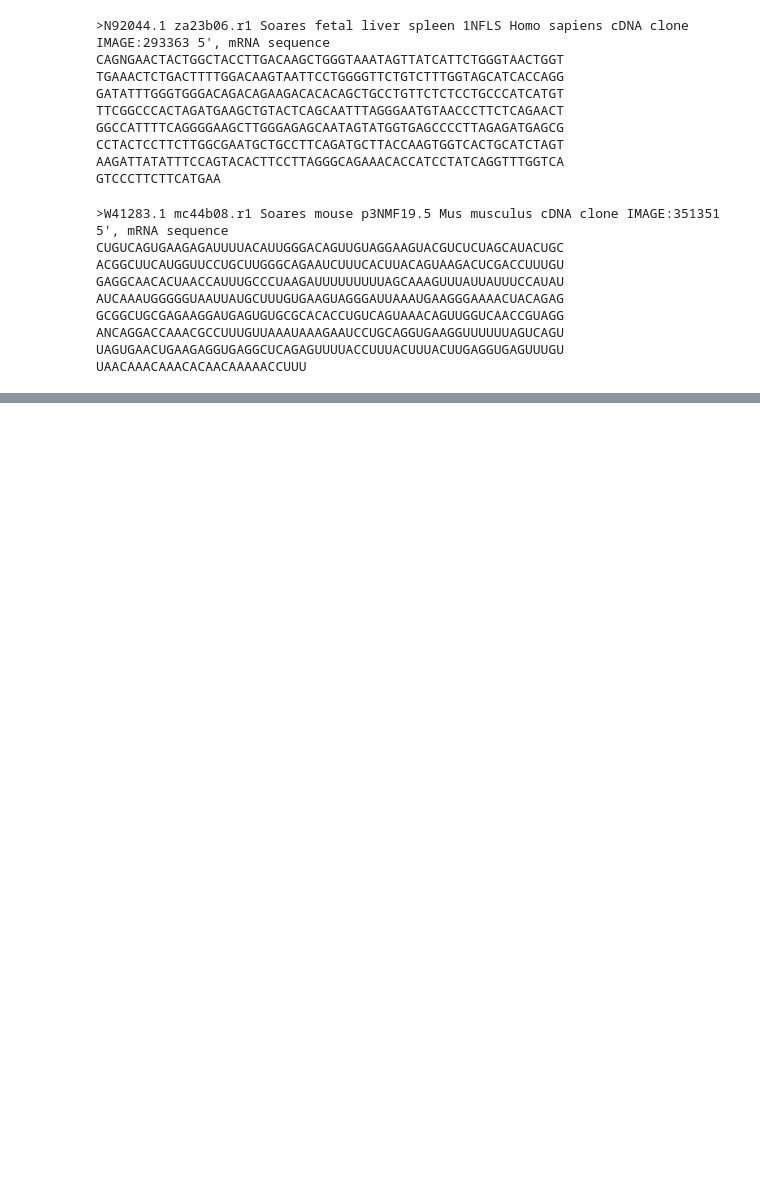
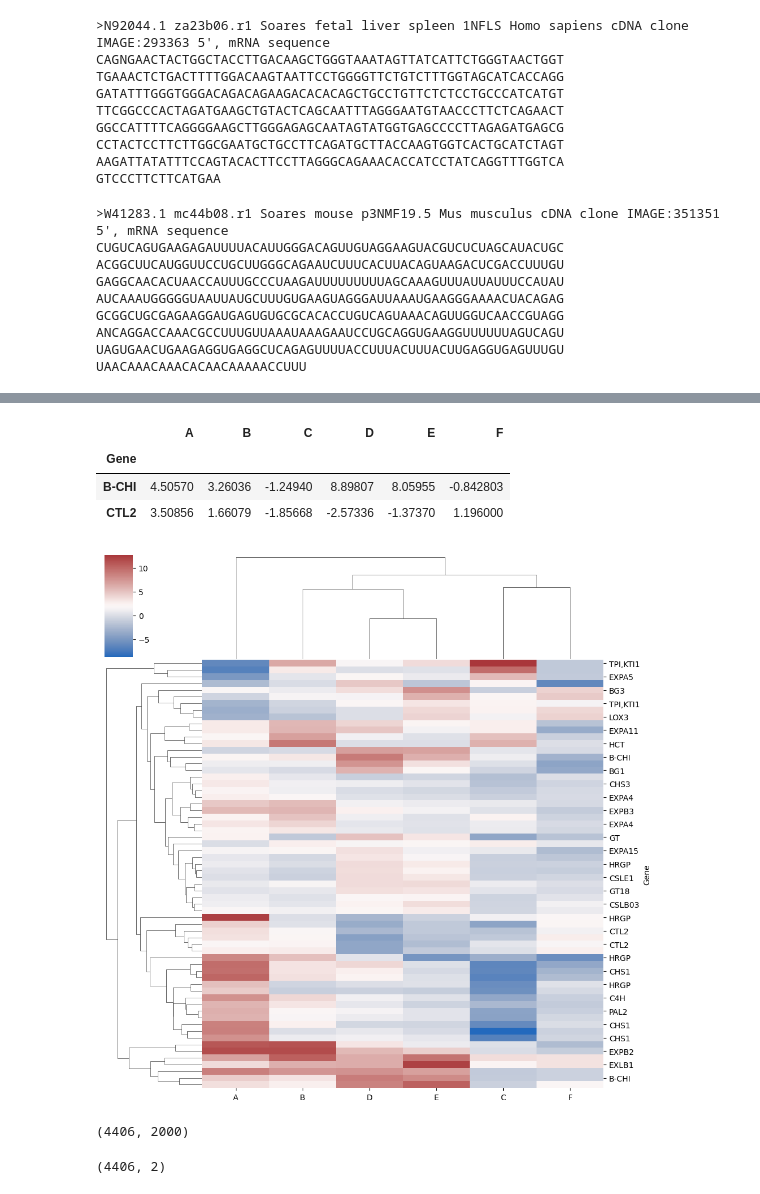
Before and after one commit to jevelezse/Pycon2023, a Jupyter notebook: Taller Biopython.ipynb, the cells around one changed output, grey strips where cells are left out. Cells and saved outputs as stored; diff of their text form; code cells hidden in the pictures; blank space fills up the shorter version.

Commit message:
UMAP

```diff
--- a/Taller Biopython.ipynb
+++ b/Taller Biopython.ipynb
@@ -381,0 +395,3 @@ UAACAAACAAACACAACAAAAACCUUU
+# %%
+df = analys.get_data('hmap').data
+df.head()
@@ -381,0 +405,8 @@ UAACAAACAAACACAACAAAAACCUUU
+# %%
+df = df.set_index(df.columns[0])
+df.head(2)
+# %% [output]
+|  | A | B | C | D | E | F |
+| Gene |  |  |  |  |  |  |
+| B-CHI | 4.50570 | 3.26036 | -1.24940 | 8.89807 | 8.05955 | -0.842803 |
+| CTL2 | 3.50856 | 1.66079 | -1.85668 | -2.57336 | -1.37370 | 1.196000 |
@@ -381,0 +416,5 @@ UAACAAACAAACACAACAAAAACCUUU
+# %%
+sns.clustermap(df,cmap="vlag")
+plt.show()
+# %% [output]
+[figure, added]
@@ -381,0 +424,15 @@ UAACAAACAAACACAACAAAAACCUUU
+# %%
+df = pd.read_csv("https://reneshbedre.github.io/assets/posts/gexp/ath_sc_expression.csv")
+df = df.set_index('cells')
+df.shape
+# output
+(4406, 2000)
+# %% [output]
+(4406, 2000)
+# %%
+import umap.umap_ as umap
+embedding = umap.UMAP(random_state=42).fit_transform(df.values)
+
+embedding.shape
+# %% [output]
+(4406, 2)
```
Also changed, not shown: parts of 30 cells of this notebook, 13 other files.
